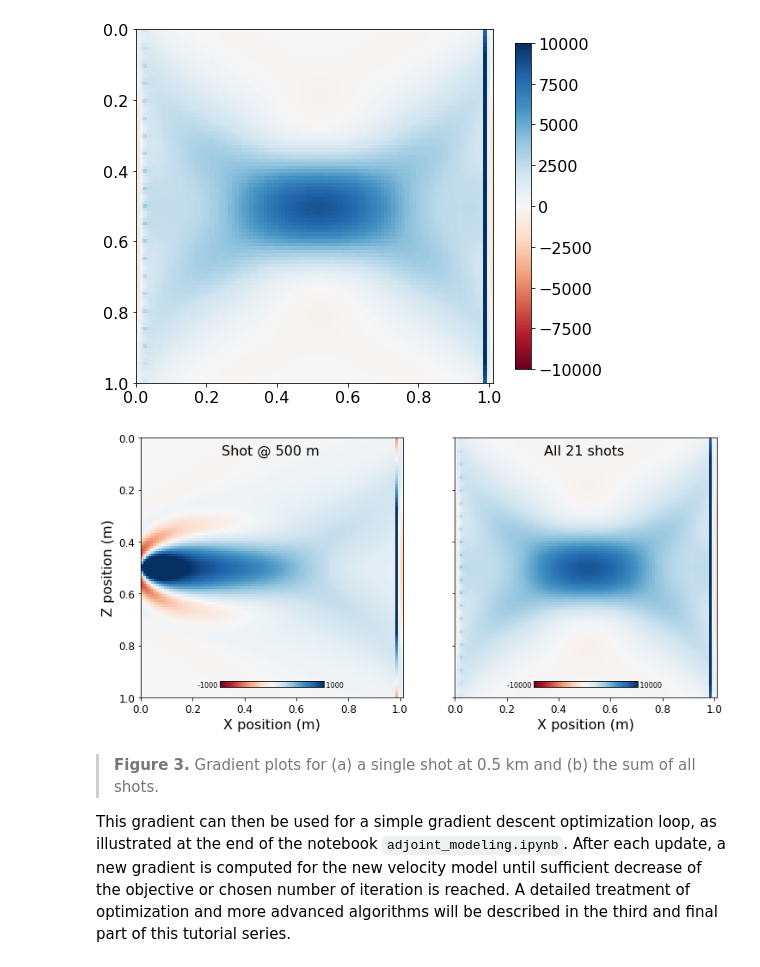
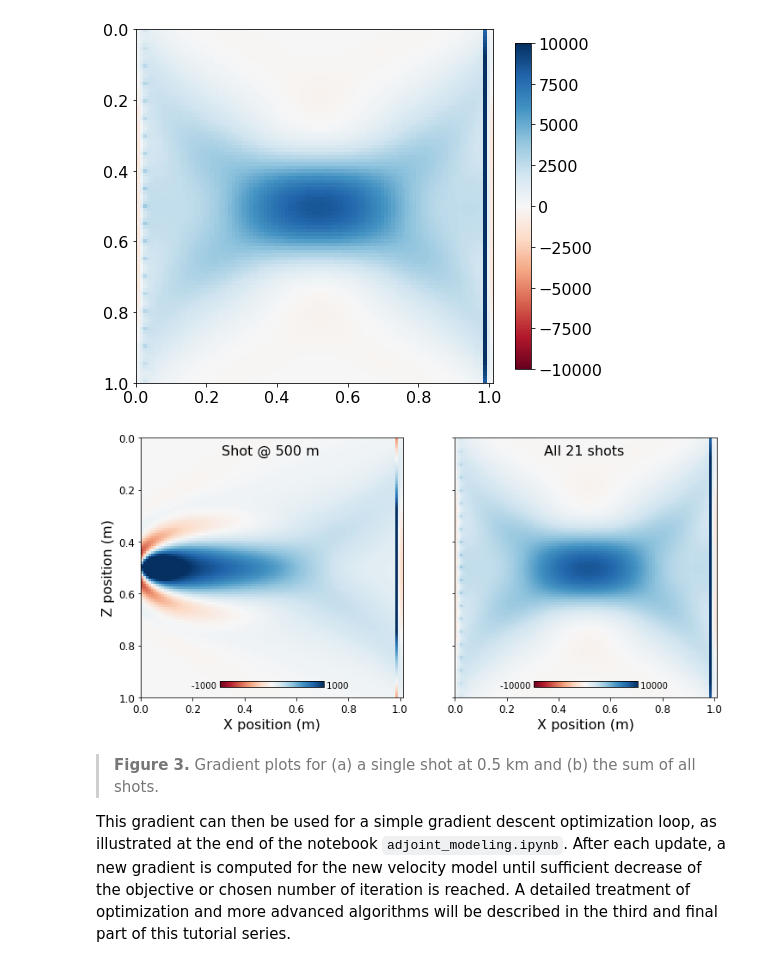
Before and after one commit to seg/tutorials-2018, a Jupyter notebook: 1801_FWI_Adjoint_modeling/notebook/Notebook.ipynb, the cells around one changed output. Cells and saved outputs as stored; diff of their text form; code cells hidden in the pictures.

Commit message:
update to Figure 3

```diff
--- a/1801_FWI_Adjoint_modeling/notebook/Notebook.ipynb
+++ b/1801_FWI_Adjoint_modeling/notebook/Notebook.ipynb
@@ -467,38 +467,38 @@ from plot_utils import add_subplot_axes
 fig = plt.figure(figsize=(12,6))
 
 ax0 = fig.add_subplot(121)
 ma = 1e3
 im = ax0.imshow(np.transpose(tmp.data[40:-40,40:-40]), extent=extent, cmap='RdBu', vmin=-ma, vmax=ma)
 cax = add_subplot_axes(ax0, [0.3, 0.075, 0.4, 0.02])
 fig.colorbar(im, cax=cax, orientation='horizontal')
-cax.text(0, 1, "{:.0f} ".format(-ma), ha='right', va='top', size=8)
-cax.text(1, 1, " {:.0f}".format(ma), ha='left', va='top', size=8)
+cax.text(0, 1, "{:.0f} ".format(-ma), ha='right', va='top', size=10)
+cax.text(1, 1, " {:.0f}".format(ma), ha='left', va='top', size=10)
 cax.set_axis_off()
 ax0.text(0.5, 0.05, "Shot @ 500 m", ha='center', va='center', size=16)
 ax0.set_xlabel('X position (m)',  fontsize=16)
 ax0.set_ylabel('Z position (m)',  fontsize=16)
 plt.setp(ax0.get_xticklabels(), fontsize=12)
 plt.setp(ax0.get_yticklabels(), fontsize=12)
 
 ax1 = fig.add_subplot(122)
 ma = 1e4
 im = ax1.imshow(np.transpose(grad.data[40:-40,40:-40]), extent=extent, cmap='RdBu', vmin=-ma, vmax=ma)
 cax = add_subplot_axes(ax1, [0.3, 0.075, 0.4, 0.02])
 fig.colorbar(im, cax=cax, orientation='horizontal')
-cax.text(0, 1, "{:.0f} ".format(-ma), ha='right', va='top', size=8)
-cax.text(1, 1, " {:.0f}".format(ma), ha='left', va='top', size=8)
+cax.text(0, 1, "{:.0f} ".format(-ma), ha='right', va='top', size=10)
+cax.text(1, 1, " {:.0f}".format(ma), ha='left', va='top', size=10)
 cax.set_axis_off()
 ax1.text(0.5, 0.05, "All {} shots".format(nshots), ha='center', va='center', size=16)
 ax1.set_xlabel('X position (m)',  fontsize=16)
 ax1.set_yticklabels([])
 plt.setp(ax1.get_xticklabels(), fontsize=12)
 plt.setp(ax1.get_yticklabels(), fontsize=12)
 
 plt.savefig("../Figures/Figure3.pdf")
 plt.savefig("../Figures/Figure3.png", dpi=400)
 plt.show()
 # %% [output]
-[figure, old version]
+[figure, new version]
 # %% [markdown]
 > **Figure 3.** Gradient plots for (a) a single shot at 0.5 km and (b) the sum of all shots.
 
```
Also changed, not shown: parts of 3 cells of this notebook, 4 other files.
